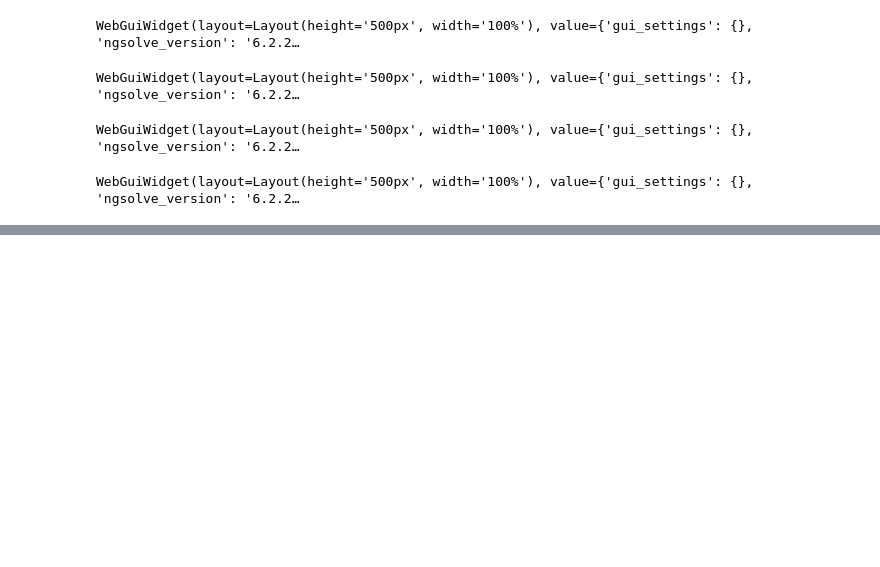
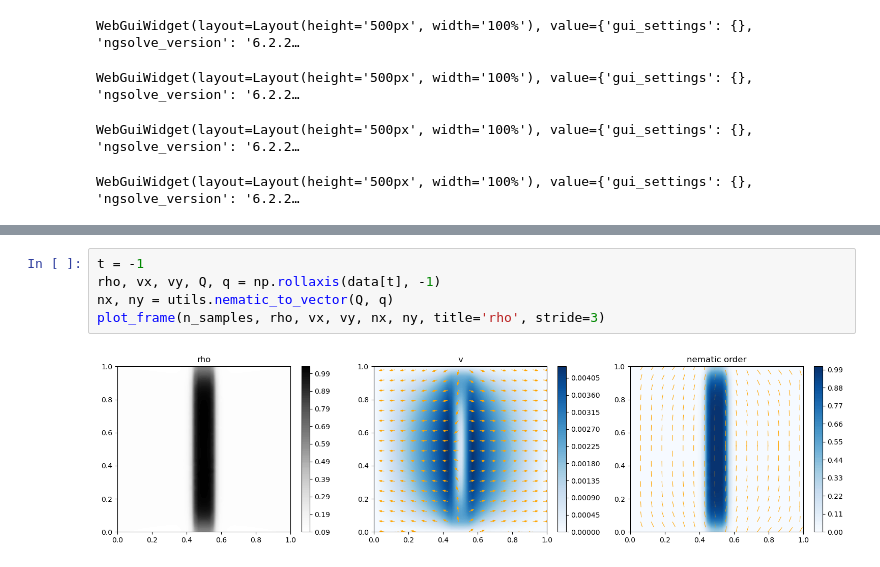
Before and after one commit to Irene-Li/Zebrafish_cleavage, a Jupyter notebook: notebooks/active_gel_fem.ipynb, the cells around one changed output, grey strips where cells are left out. Cells and saved outputs as stored; diff of their text form; blank space fills up the shorter version.

```diff
--- a/notebooks/active_gel_fem.ipynb
+++ b/notebooks/active_gel_fem.ipynb
@@ -131,0 +186,7 @@ plt.show()
+# %%
+t = -1
+rho, vx, vy, Q, q = np.rollaxis(data[t], -1)
+nx, ny = utils.nematic_to_vector(Q, q)
+plot_frame(n_samples, rho, vx, vy, nx, ny, title='rho', stride=3)
+# %% [output]
+[figure, added]
```
Also changed, not shown: parts of 15 cells of this notebook, 3 other files.
